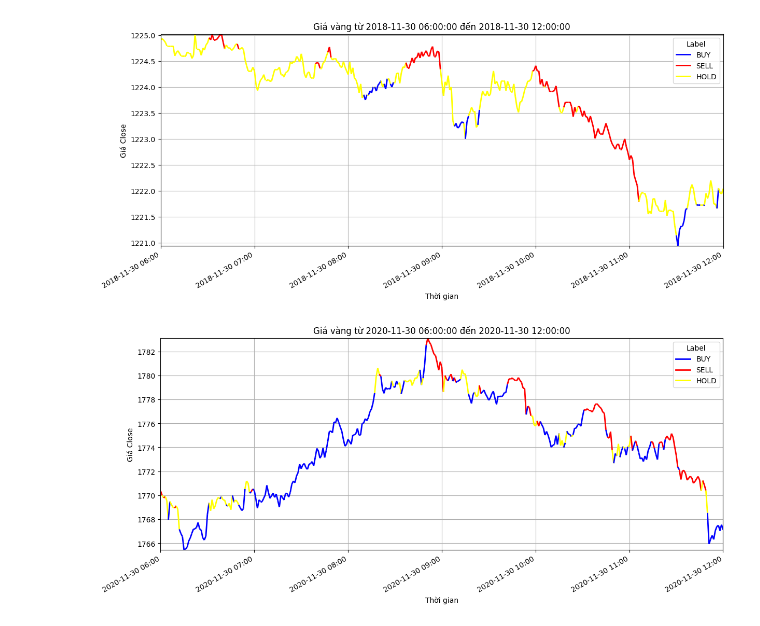
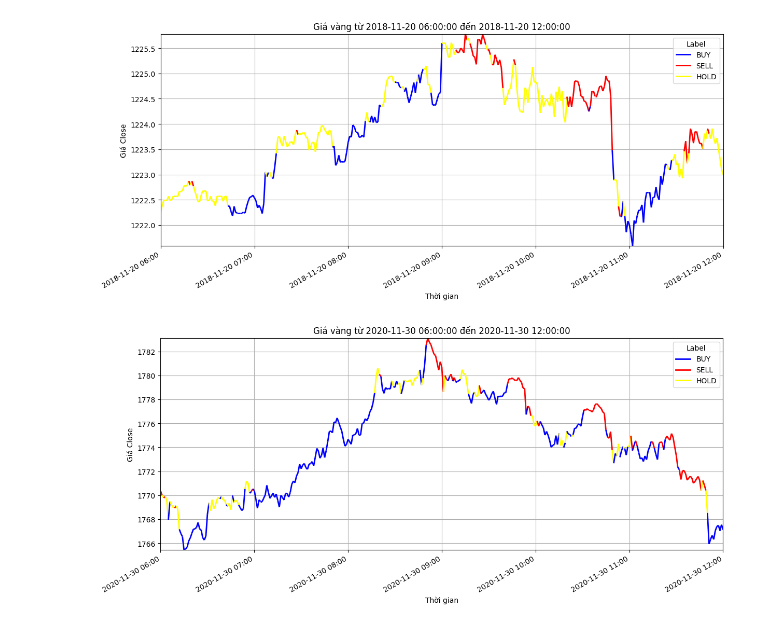
Before and after one commit to nguyenduchuyiu/xauusd-trading, a Jupyter notebook: analyst.ipynb, the cells around one changed output. Saved outputs shown, nothing was run; the diff lists cells and outputs as text; code cells hidden in the pictures.

```diff
--- a/analyst.ipynb
+++ b/analyst.ipynb
@@ -70,12 +70,12 @@ def plot_labeled_price_by_time(df, start_time, end_time):
 # %%
 df = pd.read_csv('data/dynamic_labeled_train.csv')
 plot_labeled_price_by_time(
     df,
-    start_time='2018-11-30 06:00:00',
-    end_time='2018-11-30 12:00:00'
+    start_time='2018-11-20 06:00:00',
+    end_time='2018-11-20 12:00:00'
 )
 # %% [output]
-[figure, old version]
+[figure, new version]
 # %%
 plot_labeled_price_by_time(
     df,
```
Also changed, not shown: 4 other files.
